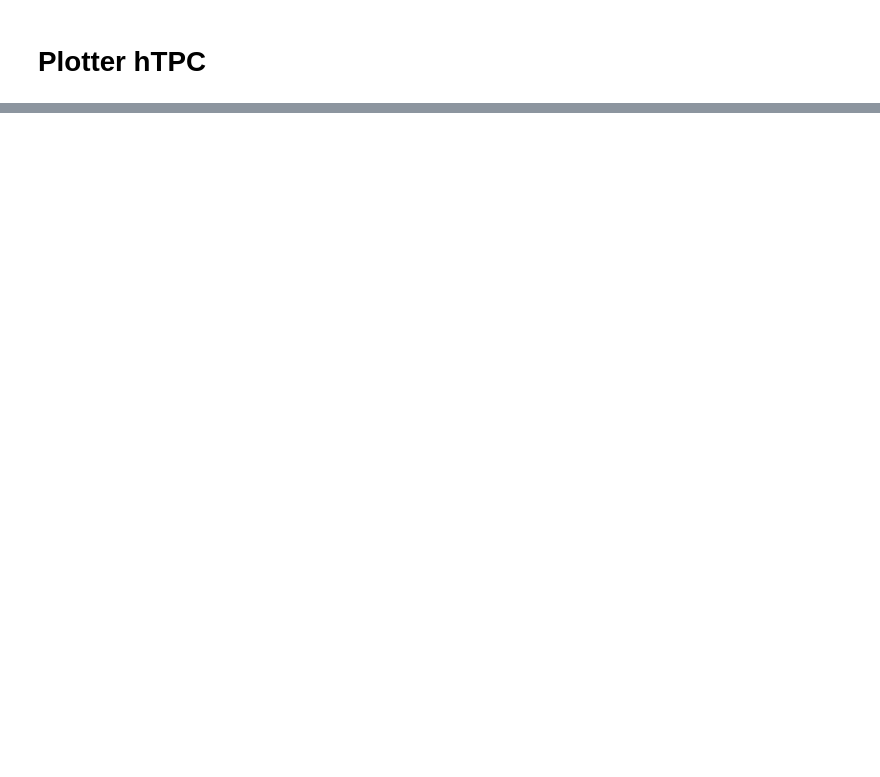
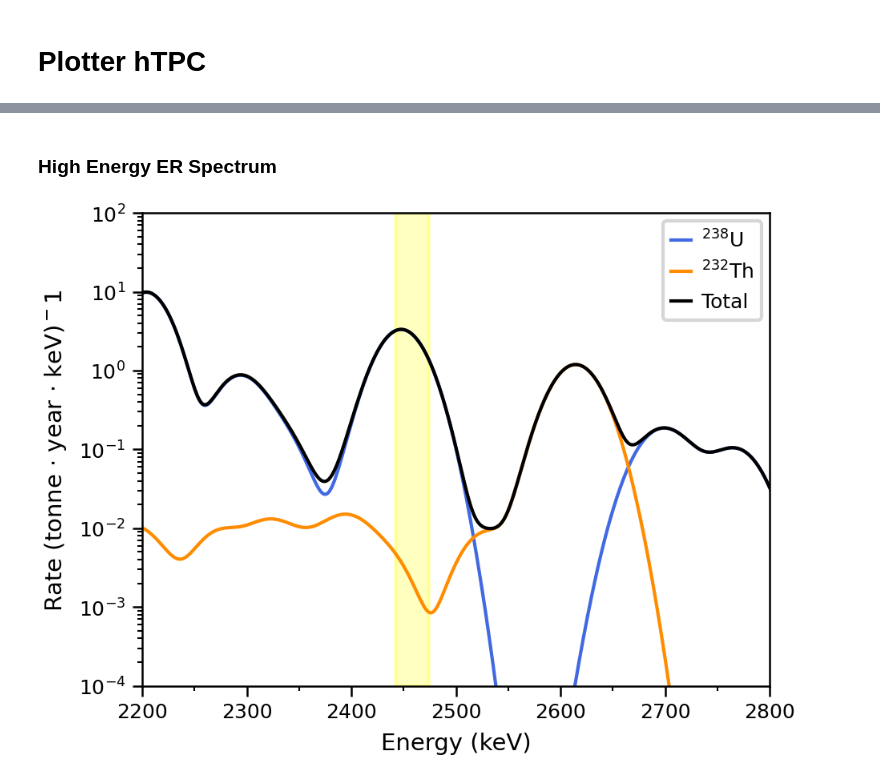
Before and after one commit to jpienaar13/HermeticTPC, a Jupyter notebook: common_plots/plotter.ipynb, the cells around one changed output, grey strips where cells are left out. Saved outputs shown, nothing was run; the diff lists cells and outputs as text; code cells hidden in the pictures; blank space fills up the shorter version.

Commit message:
Added t1/2 limits and er backgorunds scripts and plots

```diff
--- a/common_plots/plotter.ipynb
+++ b/common_plots/plotter.ipynb
@@ -161,0 +92,80 @@ plt.tight_layout();
+# %% [markdown]
+### High Energy ER Spectrum
+# %%
+# ----------
+# Functions
+# ----------
+def energy_res(energy, a_res=0.317, b_res=1.7):
+    resolution = a_res*np.sqrt(energy)+b_res*10**-3*energy
+    return resolution
+
+def gaussian(x, mu, sig):
+    return (
+        1.0 / (np.sqrt(2.0 * np.pi) * sig) * np.exp(-np.power((x - mu) / sig, 2.0) / 2)
+    )
+
+def apply_energy_smear(hist, e_edges, bins=1000):
+
+    bw   = e_edges[1] - e_edges[0]
+    xs = np.linspace(e_edges[0], e_edges[-1], bins)
+    smeared_array = np.zeros(len(xs))
+
+    for idx, val in enumerate(hist):
+        E_val = e_edges[idx]
+        if E_val != 0:
+            sigma = energy_res(E_val)
+            fun   = gaussian(xs, E_val, sigma) * val * bw
+            smeared_array = np.add(smeared_array,fun)
+
+    return xs, smeared_array
+
+# -----
+# Main
+# -----
+dirpath  = PROJECT_ROOT / "common_plots" / "data"
+npfile   = np.load(dirpath / "high_e_inner.npz")
+e_edges  = npfile["e_edges"]
+hist_arr = npfile["hist_arr"]
+
+spectra = []
+for idx in range(0,2):
+    hist = hist_arr[idx]
+    spectra.append(hist)
+
+total = np.sum(spectra, axis=0)
+
+fig, ax = plt.subplots()
+
+labels = ["U238", "Th232"]
+for idx, spectrum in enumerate(spectra[:2]):
+    xs, smeared_hist = apply_energy_smear(spectrum, e_edges)
+    ax.plot(
+        xs,
+        smeared_hist ,
+        label=isotope_dict[labels[idx]]["tex"],
+        color=isotope_dict[labels[idx]]["color"])
+
+xs, smeared_hist = apply_energy_smear(total, e_edges)
+ax.plot(xs, smeared_hist, label="Total", color='black')
+ax.set_xlabel("Energy (keV)")
+ax.set_ylabel(rf"Rate (tonne $\cdot$ year $\cdot$ keV)$^{-1}$")
+ax.set_yscale("log")
+ax.set_ylim(1e-4, 1e2)
+ax.set_xlim(2200, 2800)
+xticks = np.arange(2200, 2800, 50)
+ax.set_xticks(xticks, minor=True)
+ax.axvspan(2458-16, 2458+16, alpha=0.25, color='yellow')
+#ax.text(3.2, 70, r'WIMP ROI', fontsize=8)
+ax.legend(
+loc="upper right",
+ncol=1,
+frameon=True,
+fontsize=6,
+columnspacing=0.3,
+handlelength=1,
+handletextpad=0.5,
+borderpad=0.4,
+)
+plt.tight_layout();
+# %% [output]
+[figure, added]
```
Also changed, not shown: parts of 5 cells of this notebook, 11 other files.
